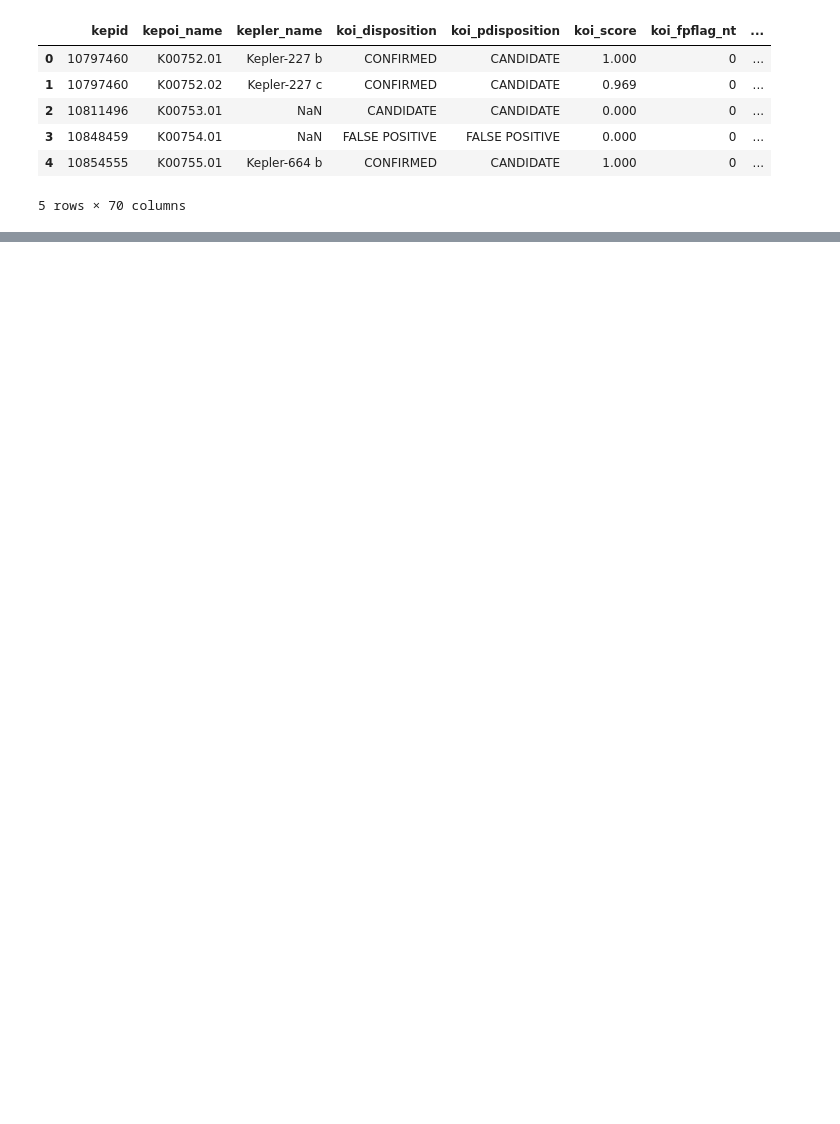
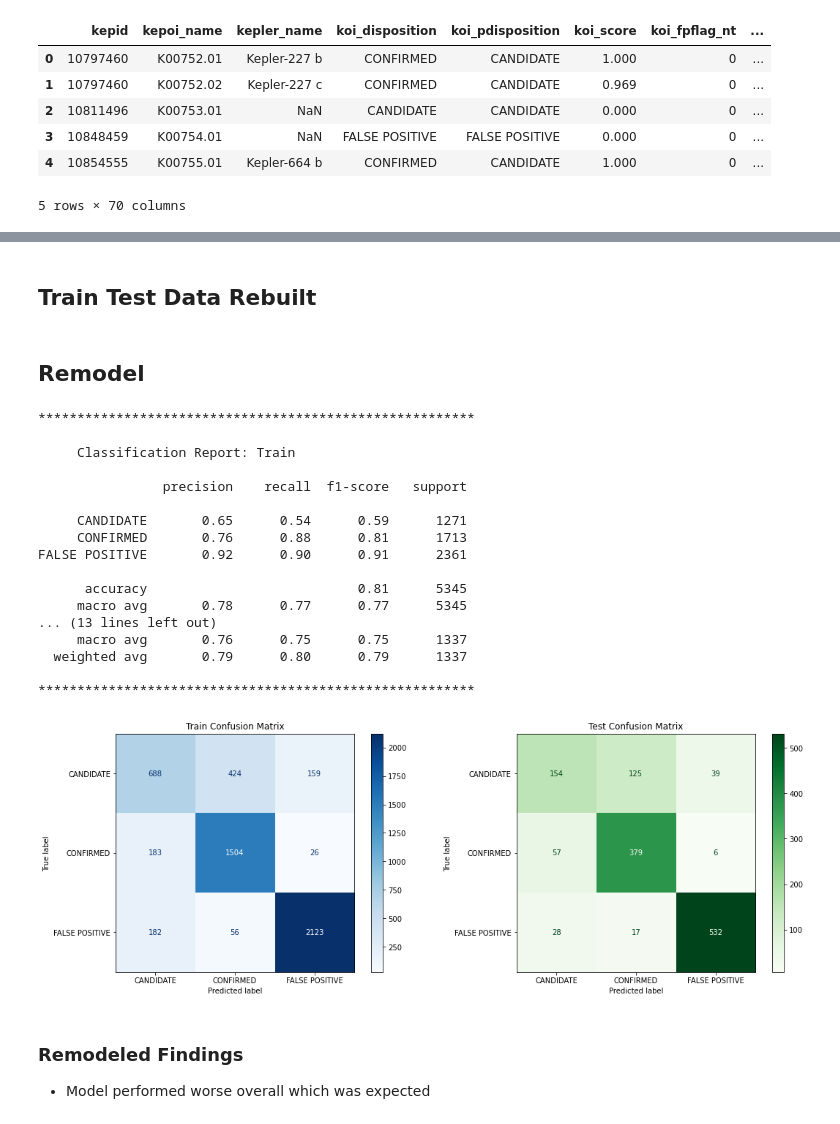
Before and after one commit to NelGen/NG-NASA-Exoplanet-Classifier-Project, a Jupyter notebook: Scrapbook.ipynb, the cells around one changed output, grey strips where cells are left out. Drawn from its saved outputs; the diff is of its cells as text; code cells hidden in the pictures; blank space fills up the shorter version.

```diff
--- a/Scrapbook.ipynb
+++ b/Scrapbook.ipynb
@@ -512,0 +332,40 @@ d2.sort_values(by='FI')
+# %%
+c_features = ['koi_score','koi_max_mult_ev','koi_fpflag_nt','koi_fpflag_ss','koi_fpflag_co','koi_fpflag_ec']
+df_revised = df_initial_drop.drop(c_features,axis=1)
+# %% [markdown]
+## Train Test Data Rebuilt
+# %%
+X_r = df_revised.drop(['koi_disposition','koi_pdisposition'],axis=1)
+y_r = df_revised['koi_disposition']
+# %%
+X_train_r, X_test_r, y_train_r, y_test_r = train_test_split(X_r, y_r, test_size=0.2)
+# %% [markdown]
+## Remodel
+# %%
+remodel_pipeline = Pipeline([('ss', StandardScaler()),
+                            ('log',LogisticRegression())])
+# %%
+remodel = run_class_model(remodel_pipeline, X_train_r, y_train_r, X_test_r, y_test_r)
+# %% [output]
+********************************************************
+
+     Classification Report: Train
+
+                precision    recall  f1-score   support
+
+     CANDIDATE       0.65      0.54      0.59      1271
+     CONFIRMED       0.76      0.88      0.81      1713
+FALSE POSITIVE       0.92      0.90      0.91      2361
+
+      accuracy                           0.81      5345
+     macro avg       0.78      0.77      0.77      5345
+... (13 lines left out)
+     macro avg       0.76      0.75      0.75      1337
+  weighted avg       0.79      0.80      0.79      1337
+
+********************************************************
+[figure, added]
+# %% [markdown]
+### Remodeled Findings
+
+* Model performed worse overall which was expected
```
Also changed, not shown: parts of 97 cells of this notebook.
